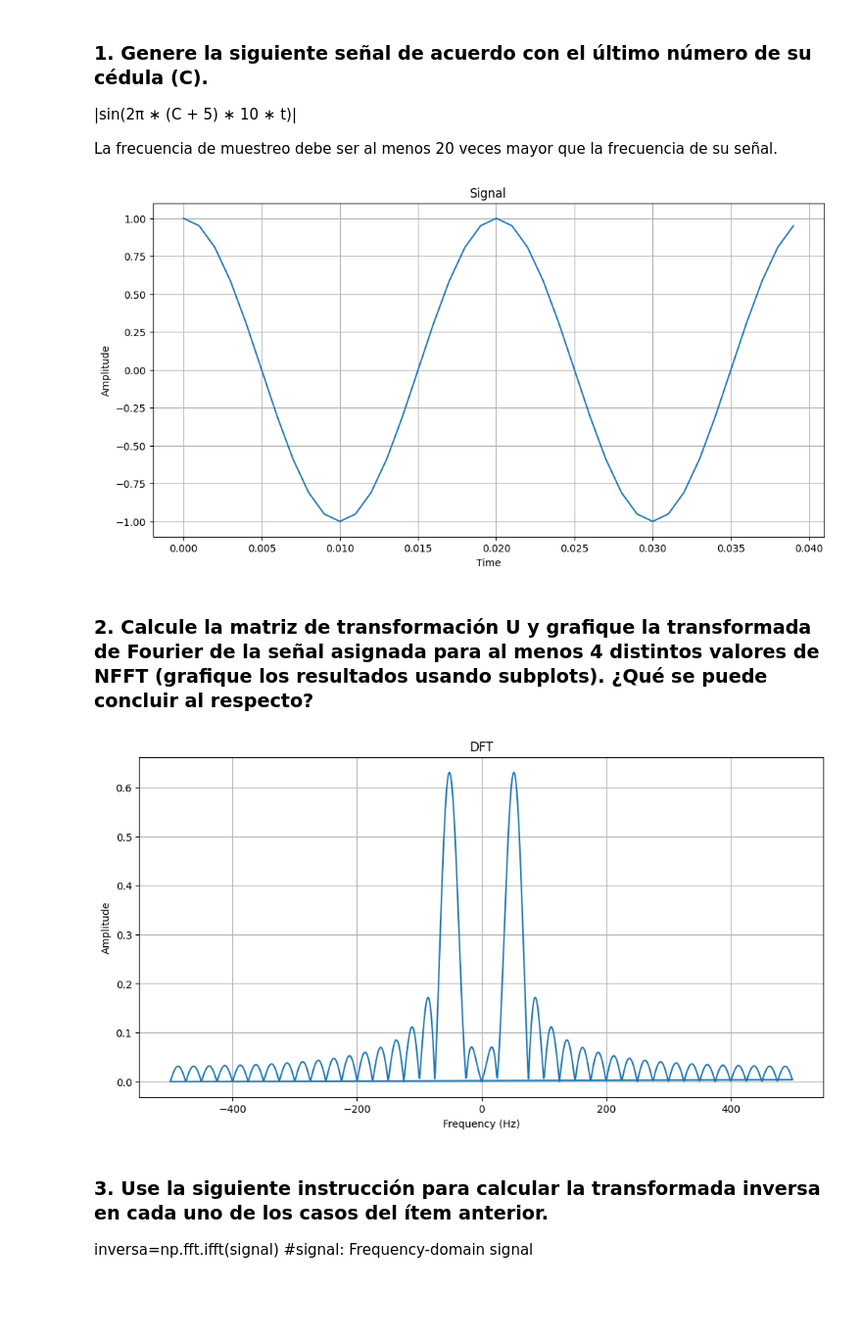
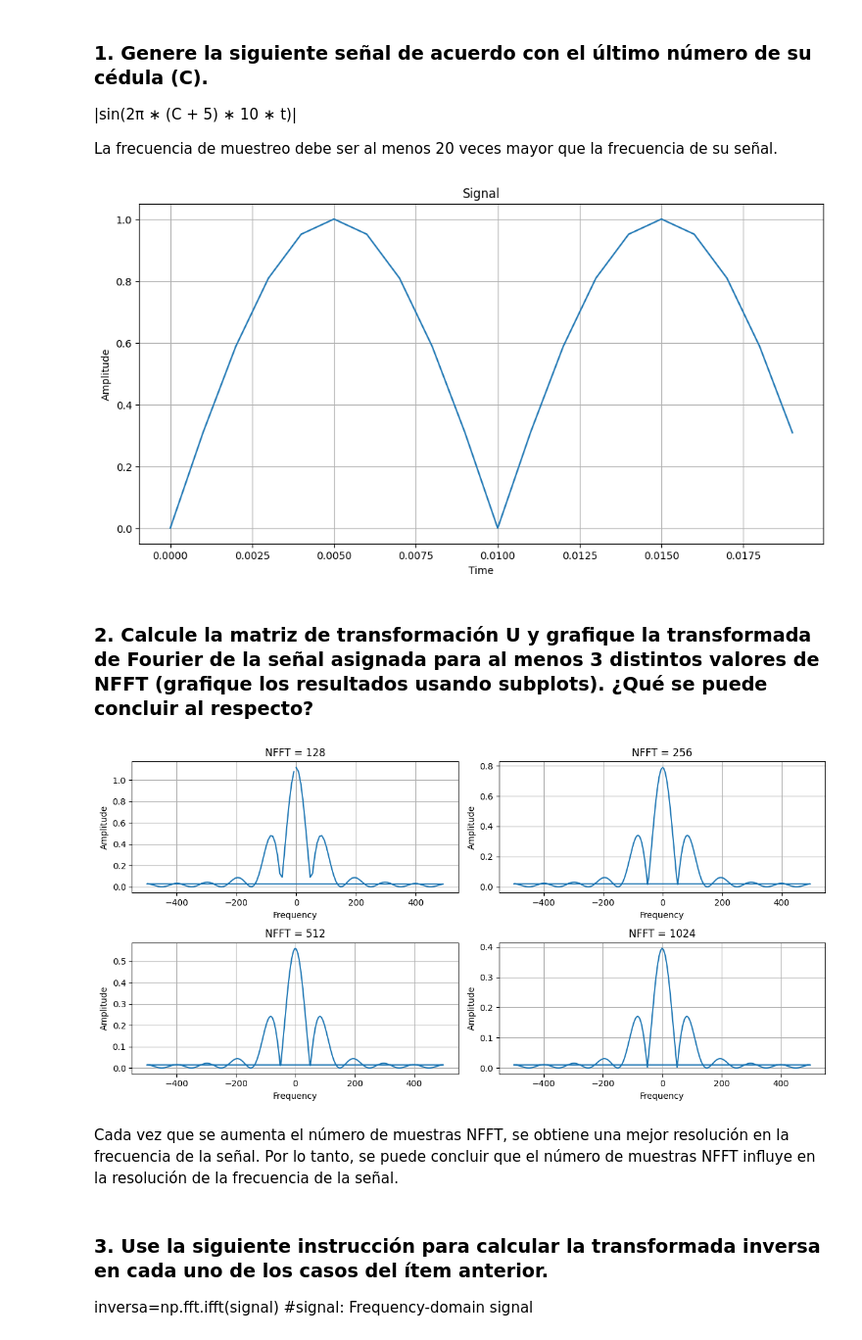
Before and after one commit to Cristian-David-Araujo/Digital_Signal_Processing, a Jupyter notebook: P7/main.ipynb, the cells around one changed output. Shown at 98% size. Saved outputs shown, nothing was run; the diff lists cells and outputs as text; code cells hidden in the pictures; blank space fills up the shorter version.

```diff
--- a/P7/main.ipynb
+++ b/P7/main.ipynb
@@ -32,8 +32,8 @@ f_signal = (C + 5)*10
 f_sampling = 20*f_signal
 
 #Time vector for 2 period of the signal
-t = np.arange(0, 2/f_signal, 1/f_sampling)
-x = np.cos(2*np.pi*f_signal*t)
+t = np.arange(0, 1/f_signal , 1/f_sampling)
+x = np.abs(np.sin(2*np.pi*f_signal*t))
 
 #Graph of the signal
 plt.figure(figsize=(12, 6))
@@ -44,38 +44,46 @@ plt.ylabel('Amplitude')
 plt.grid()
 plt.show()
 # %% [output]
-[figure, old version]
+[figure, new version]
 # %% [markdown]
-### 2. Calcule la matriz de transformación U y grafique la transformada de Fourier de la señal asignada para al menos 4 distintos valores de NFFT (grafique los resultados usando subplots). ¿Qué se puede concluir al respecto?
+### 2. Calcule la matriz de transformación U y grafique la transformada de Fourier de la señal asignada para al menos 3 distintos valores de NFFT (grafique los resultados usando subplots). ¿Qué se puede concluir al respecto?
 # %%
 ### 2. Calcule la matriz de transformación U y grafique la transformada de Fourier de la señal asignada para al menos 4 distintos valores de NFFT (grafique los resultados usando subplots). ¿Qué se puede concluir al respecto?
 
 #Number of samples for the DFT
-nfft = 2**(10)
+nfft = [2**n for n in range(7, 11, 1)]
 
 #Convert the vector x to column vector
 x_column = x[:, None]
 
+
 #Calculate the DFT matrix
 N = len(x) #Number of samples of the signal
-U = dftmatrix(N, nfft)
+U = [dftmatrix(N, n) for n in nfft]
 
 #Calculate the DFT of the signal
-X = U.H * x_column[:]
+X = [U[i].H * x_column[:] for i in range(len(nfft))]
 
 #Frequency vector
-f = np.hstack((np.arange(0, nfft//2), np.arange(-nfft//2, 0)))*f_sampling/nfft
+f = [ np.hstack((np.arange(0, n//2), np.arange(-n//2, 0)))*f_sampling/n for n in nfft]
+
 
 #Graph of the DFT
 plt.figure(figsize=(12, 6))
-plt.plot(f, np.abs(X))
-plt.title('DFT')
-plt.xlabel('Frequency (Hz)')
-plt.ylabel('Amplitude')
-plt.grid()
+for i in range(len(nfft)):
+    plt.subplot(2, 2, i+1)
+    plt.plot(f[i], np.abs(X[i]))
+    plt.title('NFFT = %d' % nfft[i])
+    plt.xlabel('Frequency')
+    plt.ylabel('Amplitude')
+    plt.grid()
+
+plt.tight_layout()
 plt.show()
 # %% [output]
-[figure, old version]
+[figure, new version]
+# %% [markdown]
+Cada vez que se aumenta el número de muestras NFFT, se obtiene una mejor resolución en la frecuencia de la señal. Por lo tanto, se puede concluir que el número de muestras NFFT influye en la resolución de la frecuencia de la señal.
 # %% [markdown]
 ### 3. Use la siguiente instrucción para calcular la transformada inversa en cada uno de los casos del ítem anterior.
 inversa=np.fft.ifft(signal) #signal: Frequency-domain signal
```
Also changed, not shown: parts of 18 cells of this notebook, 10 other files.
